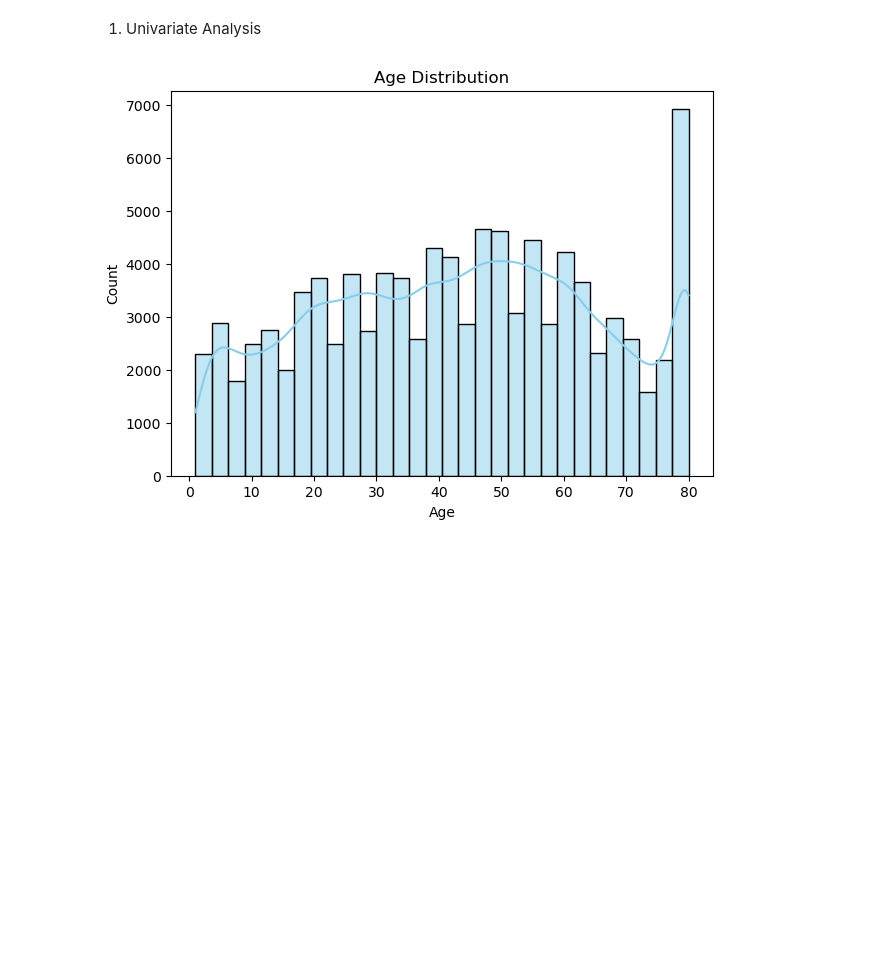
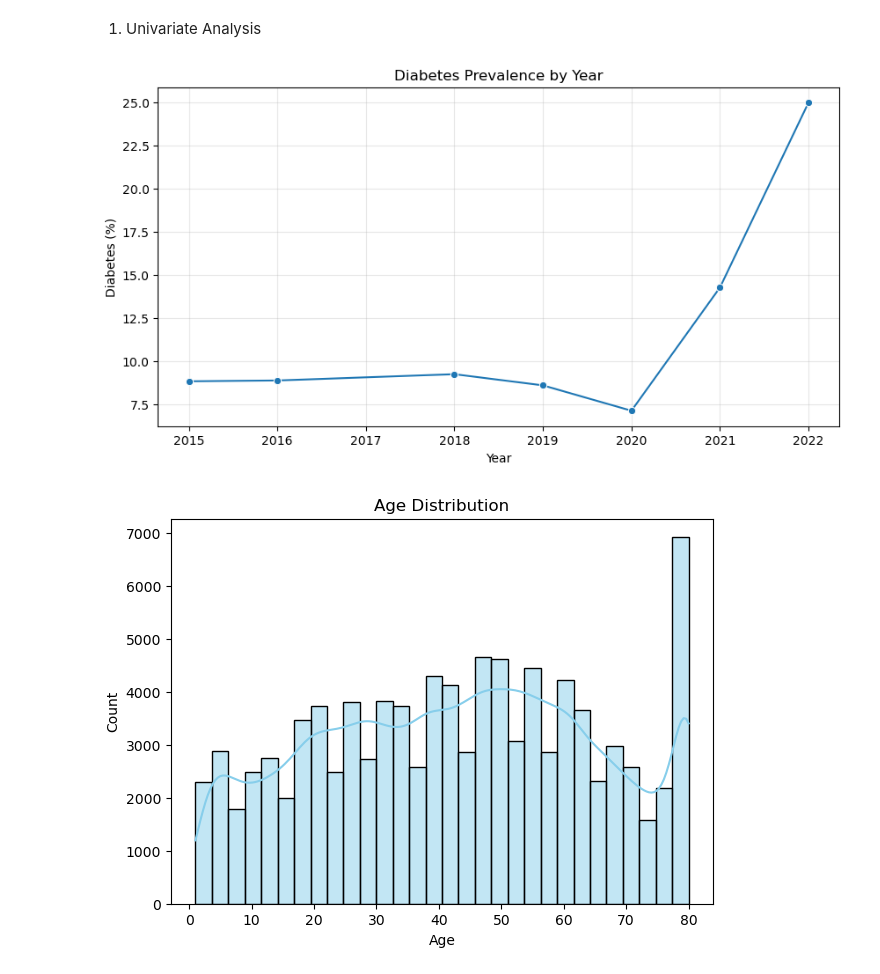
Before and after one commit to AlbinRejiar7/Diabetes-Data-Analysis-Project, a Jupyter notebook: DA_Final_Project.ipynb, the cells around one changed output. Saved outputs shown, nothing was run; the diff lists cells and outputs as text; code cells hidden in the pictures; blank space fills up the shorter version.

```diff
--- a/DA_Final_Project.ipynb
+++ b/DA_Final_Project.ipynb
@@ -1068,6 +1068,24 @@ See the caveats in the documentation: https://pandas.pydata.org/pandas-docs/stab
 # %%
 import matplotlib.pyplot as plt
 import seaborn as sns
+# %%
+import pandas as pd
+import seaborn as sns
+import matplotlib.pyplot as plt
+
+# --- Diabetes % by Year ---
+yearly = df.groupby('year')['diabetes'].mean().reset_index()
+yearly['diabetes_percent'] = yearly['diabetes'] * 100
+
+plt.figure(figsize=(10, 5))
+sns.lineplot(data=yearly, x='year', y='diabetes_percent', marker='o')
+plt.title("Diabetes Prevalence by Year")
+plt.ylabel("Diabetes (%)")
+plt.xlabel("Year")
+plt.grid(alpha=0.3)
+plt.show()
+# %% [output]
+[figure, added]
 # %%
 plt.figure(figsize=(7,5))
 sns.histplot(df['age'], bins=30, kde=True, color='skyblue')
```
Also changed, not shown: parts of 1 cell of this notebook.
